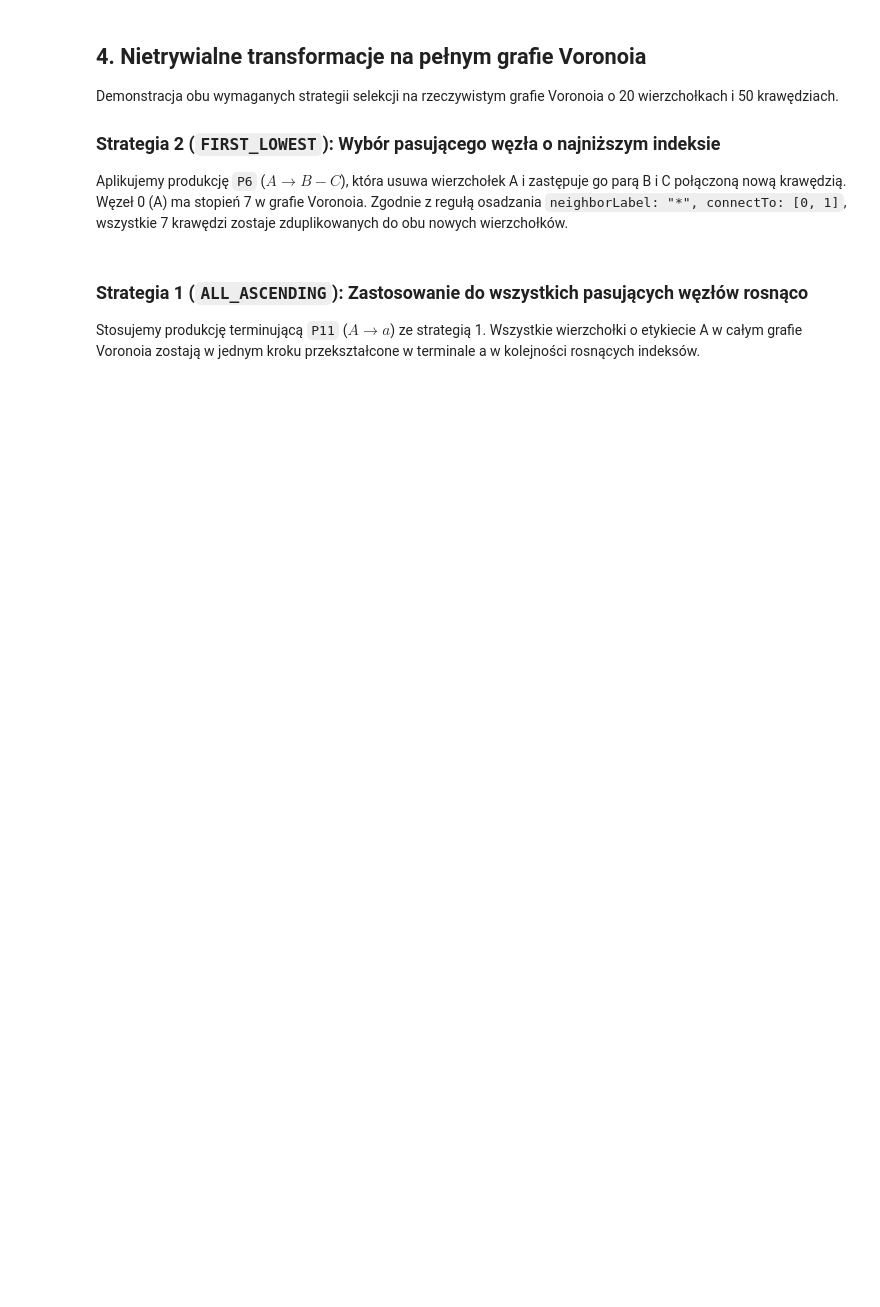
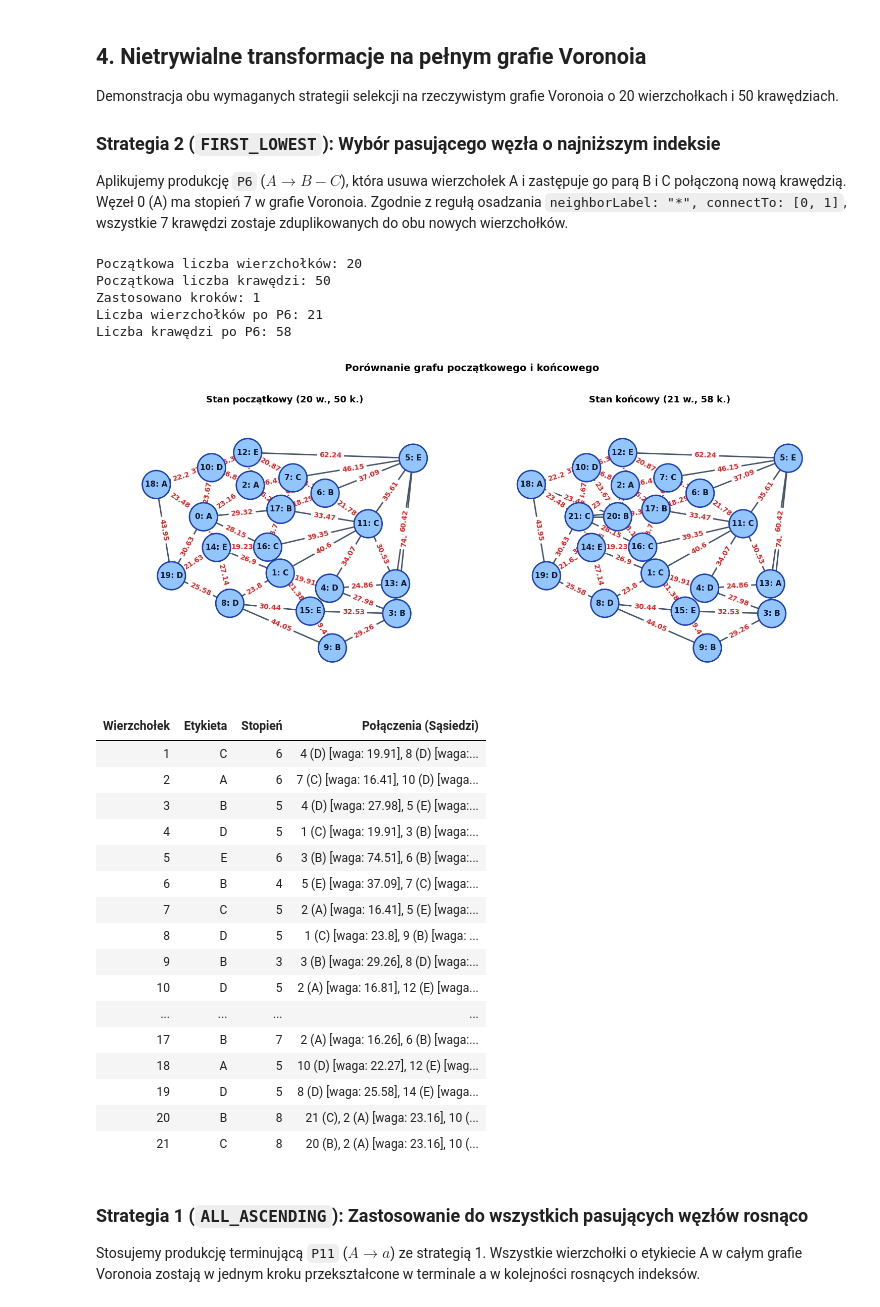
Before and after one commit to VecNine/wybrane-problemy-teorii-grafow, a Jupyter notebook: wptg.ipynb, the cells around one changed output. Cells and saved outputs as stored; diff of their text form; code cells hidden in the pictures; blank space fills up the shorter version.

```diff
--- a/wptg.ipynb
+++ b/wptg.ipynb
@@ -114,16 +182,41 @@ Węzeł 0 (A) ma stopień 7 w grafie Voronoia. Zgodnie z regułą osadzania `nei
 # %%
 ts_voronoi_s2 = TransformationSystem(G=g_voronoi.copy(), T=gram)
 
 print(f"Początkowa liczba wierzchołków: {len(ts_voronoi_s2.G.vertices)}")
 print(f"Początkowa liczba krawędzi: {len(ts_voronoi_s2.G.edges)}")
 
 applied_p6 = ts_voronoi_s2.apply(["P6"], selection_strategy=2, dangling_edges_handling=1)
 
 print(f"Zastosowano kroków: {len(applied_p6)}")
 print(f"Liczba wierzchołków po P6: {len(ts_voronoi_s2.G.vertices)}")
 print(f"Liczba krawędzi po P6: {len(ts_voronoi_s2.G.edges)}")
 
+ts_voronoi_s2.visualize_initial_and_final(figsize=(15, 6.5))
 ts_voronoi_s2.G.display_table(mode="connections")
+# %% [output]
+Początkowa liczba wierzchołków: 20
+Początkowa liczba krawędzi: 50
+Zastosowano kroków: 1
+Liczba wierzchołków po P6: 21
+Liczba krawędzi po P6: 58
+[figure, added]
+| Wierzchołek | Etykieta | Stopień | Połączenia (Sąsiedzi) |
+| 1 | C | 6 | 4 (D) [waga: 19.91], 8 (D) [waga:... |
+| 2 | A | 6 | 7 (C) [waga: 16.41], 10 (D) [waga... |
+| 3 | B | 5 | 4 (D) [waga: 27.98], 5 (E) [waga:... |
+| 4 | D | 5 | 1 (C) [waga: 19.91], 3 (B) [waga:... |
+| 5 | E | 6 | 3 (B) [waga: 74.51], 6 (B) [waga:... |
+| 6 | B | 4 | 5 (E) [waga: 37.09], 7 (C) [waga:... |
+| 7 | C | 5 | 2 (A) [waga: 16.41], 5 (E) [waga:... |
+| 8 | D | 5 | 1 (C) [waga: 23.8], 9 (B) [waga: ... |
+| 9 | B | 3 | 3 (B) [waga: 29.26], 8 (D) [waga:... |
+| 10 | D | 5 | 2 (A) [waga: 16.81], 12 (E) [waga... |
+| ... | ... | ... | ... |
+| 17 | B | 7 | 2 (A) [waga: 16.26], 6 (B) [waga:... |
+| 18 | A | 5 | 10 (D) [waga: 22.27], 12 (E) [wag... |
+| 19 | D | 5 | 8 (D) [waga: 25.58], 14 (E) [waga... |
+| 20 | B | 8 | 21 (C), 2 (A) [waga: 23.16], 10 (... |
+| 21 | C | 8 | 20 (B), 2 (A) [waga: 23.16], 10 (... |
 # %% [markdown]
 ### Strategia 1 (`ALL_ASCENDING`): Zastosowanie do wszystkich pasujących węzłów rosnąco
 Stosujemy produkcję terminującą `P11` ($A \rightarrow a$) ze strategią 1.
```
Also changed, not shown: parts of 15 cells of this notebook, 8 other files.
